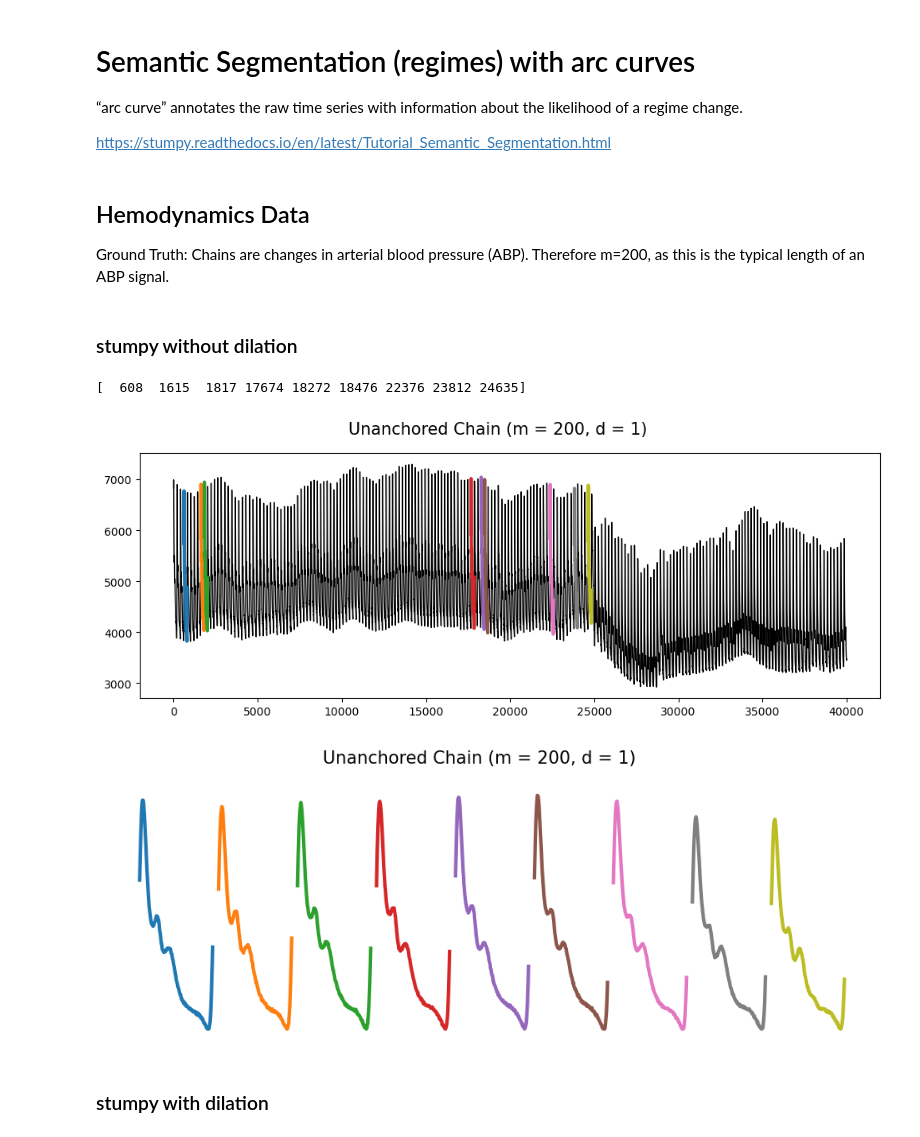
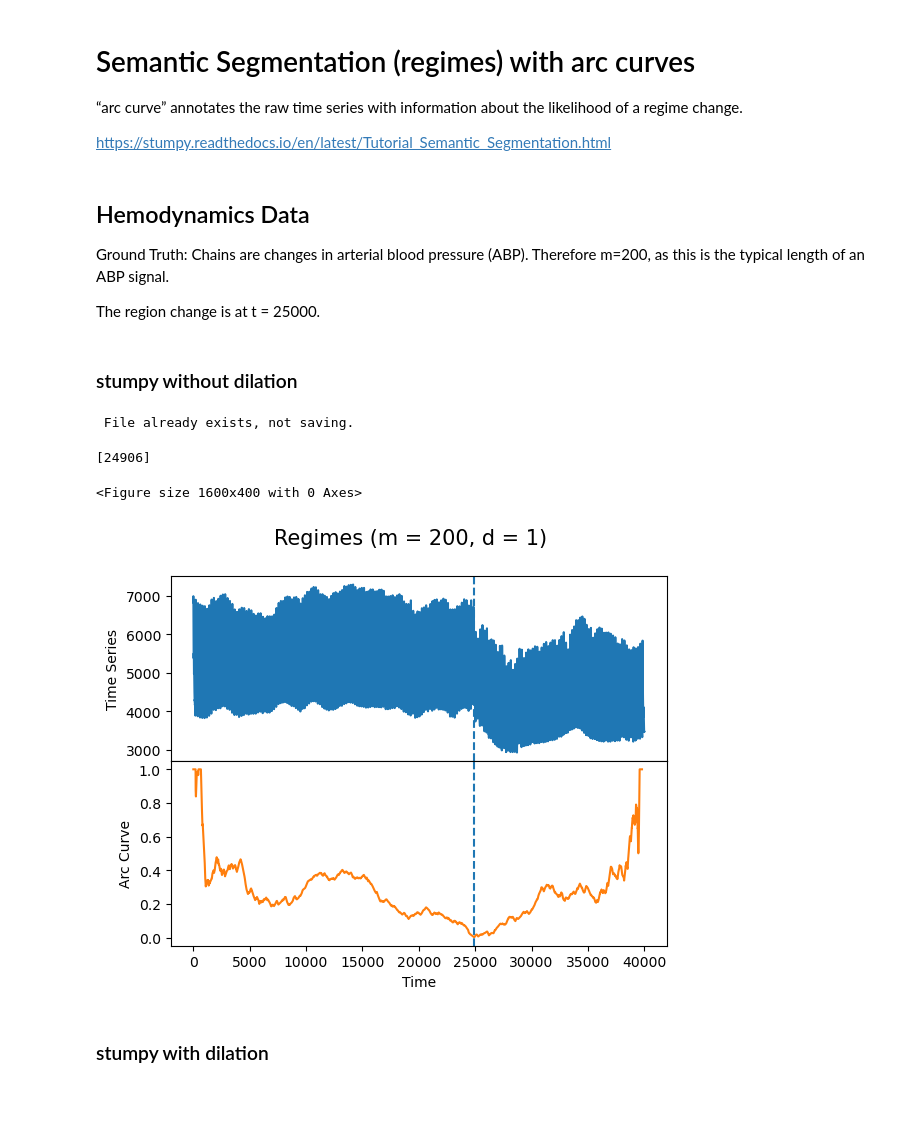
Before and after one commit to r00tk1d/experiments_master_mp_dilation, a Jupyter notebook: usecases/segmentation_hemodynamics.ipynb, the cells around one changed output. Drawn from its saved outputs; the diff is of its cells as text; code cells hidden in the pictures; blank space fills up the shorter version.

Commit message:
segmentation first results

```diff
--- a/usecases/segmentation_hemodynamics.ipynb
+++ b/usecases/segmentation_hemodynamics.ipynb
@@ -12,6 +12,8 @@ import helper.results as results
 # %% [markdown]
 ## Hemodynamics Data ##
 Ground Truth: Chains are changes in arterial blood pressure (ABP). Therefore m=200, as this is the typical length of an ABP signal.
+
+The region change is at t = 25000.
 # %%
 # SETUP
 use_case = "segmentation"
@@ -20,30 +22,35 @@ T = testdata.load_from_txt("../data/" + use_case + "/" + data_name + ".txt")
 # %% [markdown]
 ### stumpy without dilation ###
 # %%
-# SETUP for stumpy with dilation
+# SETUP for stumpy without dilation
 m = 200 # target for ABP
 d = 1
-file_path = "../results/" + use_case + "/" + data_name + "/" + data_name + "_d" + str(d) + "_m" + str(m)
 L = m
 n_regimes = 2
-excl_factor=1
+excl_factor = 1
+
+file_name = data_name + "_d" + str(d) + "_m" + str(m) + "_L" + str(L) + "_nregimes" + str(n_regimes) + "_exclfactor" + str(excl_factor)
+file_path = "../results/" + use_case + "/" + data_name + "/" + file_name
 # %%
 # calculate:
 mp = stumpy.stump(T, m=m)
-cac, regime_locations = stumpy.fluss(mp[:, 1], L=L, n_regimes=2, excl_factor=1)
-results.save([T, m, d, mp, cac, regime_locations], file_path)
+cac, regime_locations = stumpy.fluss(mp[:, 1], L=L, n_regimes=n_regimes, excl_factor=excl_factor)
+results.save([T, m, d, L, n_regimes, excl_factor, mp, cac, regime_locations], file_path + ".npy")
+# %% [output]
+ File already exists, not saving.
 # %%
 # visualize:
-T, m, d, mp, all_chain_set, unanchored_chain = results.load(use_case, data_name, m, d)
-print(unanchored_chain)
-plot = visualize.chain_unanchored(T, unanchored_chain, m, d)
-plot.savefig(file_path + "_unanchored")
-plot = visualize.chain_unanchored_snippets(T, unanchored_chain, m, d)
-plot.savefig(file_path + "_unanchored_snippets")
+T, m, d, L, n_regimes, excl_factor, mp, cac, regime_locations = results.load(file_path + ".npy")
+print(regime_locations)
+plot = visualize.segmentation_regimecac(T, m, d, L, n_regimes, excl_factor, mp, cac, regime_locations)
+plot.savefig(file_path + "_regimecac")
+# plot = visualize.chain_regimecac_snippets(T, m, d, L, n_regimes, excl_factor, mp, cac, regime_locations)
+# plot.savefig(file_path + "_regimecac_snippets")
+# TODO mit MP dazu visualisieren?
 # %% [output]
-[  608  1615  1817 17674 18272 18476 22376 23812 24635]
+[24906]
+<Figure size 1600x400 with 0 Axes>
-[figure, old version]
+[figure, new version]
-[figure, removed]
 # %% [markdown]
 ### stumpy with dilation ###
 # %%
```
Also changed, not shown: parts of 2 cells of this notebook, 21 other files.
